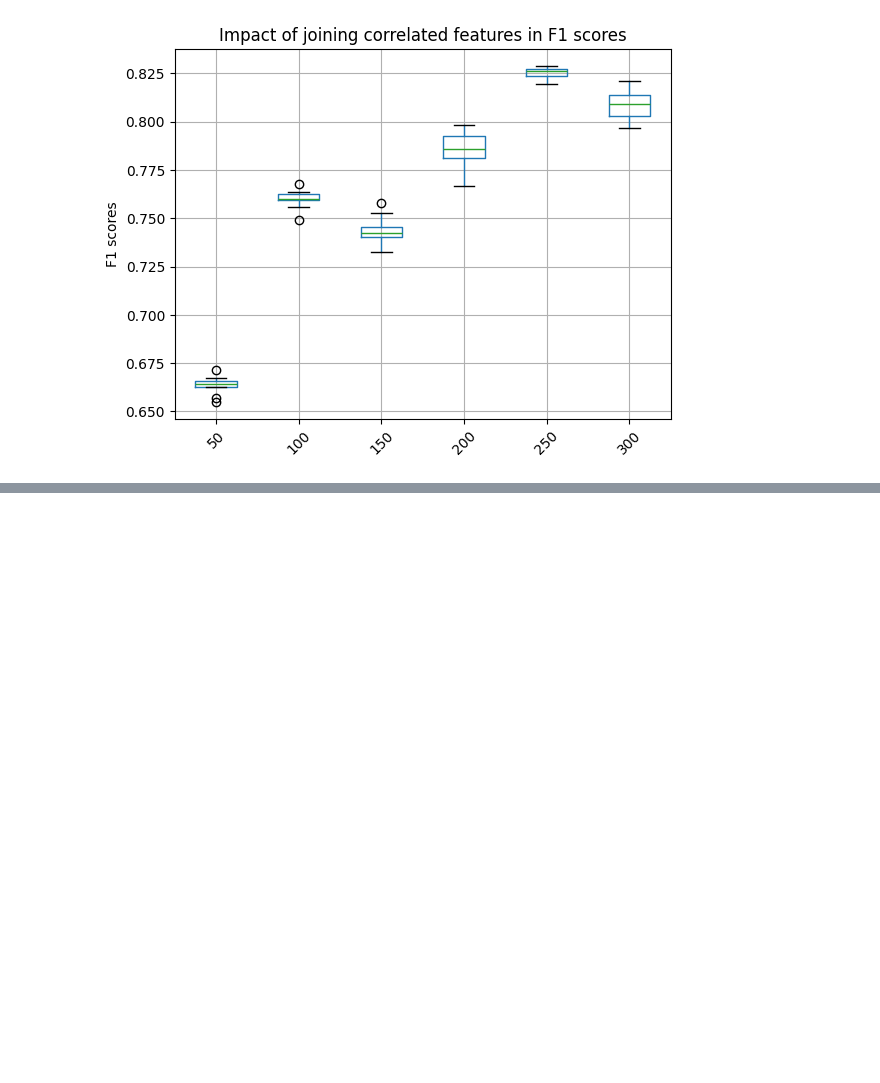
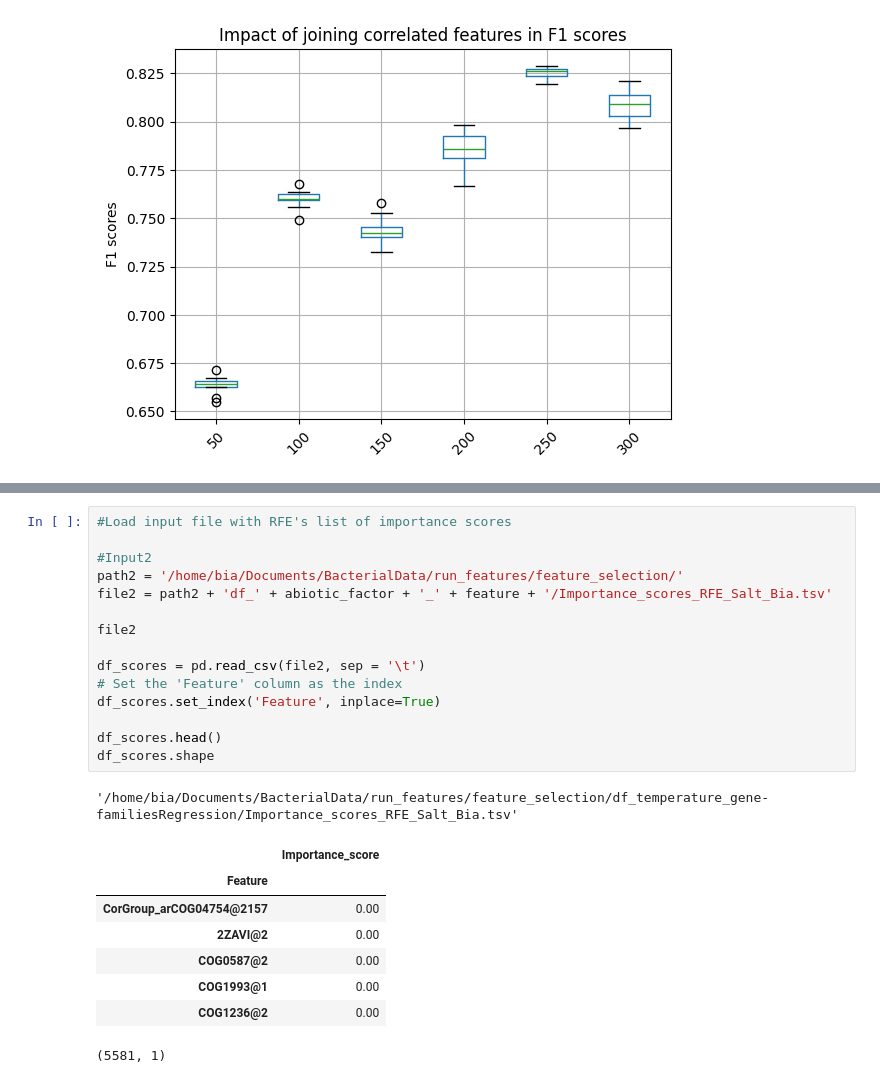
Before and after one commit to ProfHeydeFranca/BacterialData, a Jupyter notebook: run_features/scripts/feature_selection_Aris_methods.ipynb, the cells around one changed output, grey strips where cells are left out. Cells and saved outputs as stored; diff of their text form; blank space fills up the shorter version.

```diff
--- a/run_features/scripts/feature_selection_Aris_methods.ipynb
+++ b/run_features/scripts/feature_selection_Aris_methods.ipynb
@@ -475,0 +546,25 @@ plt.show();
+# %%
+#Load input file with RFE's list of importance scores
+
+#Input2
+path2 = '/home/bia/Documents/BacterialData/run_features/feature_selection/'
+file2 = path2 + 'df_' + abiotic_factor + '_' + feature + '/Importance_scores_RFE_Salt_Bia.tsv'
+
+file2
+
+df_scores = pd.read_csv(file2, sep = '\t')
+# Set the 'Feature' column as the index
+df_scores.set_index('Feature', inplace=True)
+
+df_scores.head()
+df_scores.shape
+# %% [output]
+'/home/bia/Documents/BacterialData/run_features/feature_selection/df_temperature_gene-familiesRegression/Importance_scores_RFE_Salt_Bia.tsv'
+|  | Importance_score |
+| Feature |  |
+| CorGroup_arCOG04754@2157 | 0.00 |
+| 2ZAVI@2 | 0.00 |
+| COG0587@2 | 0.00 |
+| COG1993@1 | 0.00 |
+| COG1236@2 | 0.00 |
+(5581, 1)
```
Also changed, not shown: parts of 5 cells of this notebook, 1 other file.
